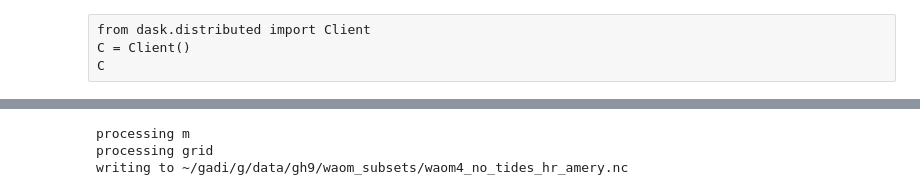
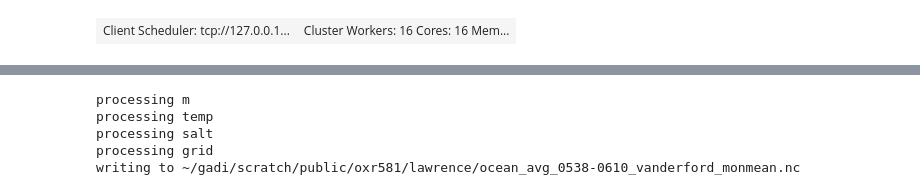
Before and after one commit to kuechenrole/antarctic_melting, a Jupyter notebook: notebooks/analysis/subsetting.ipynb, the cells around one changed output, grey strips where cells are left out. Drawn from its saved outputs; the diff is of its cells as text; code cells hidden in the pictures.

```diff
--- a/notebooks/analysis/subsetting.ipynb
+++ b/notebooks/analysis/subsetting.ipynb
@@ -4,8 +4,10 @@ import os
 
 proj_dir = os.path.join(os.pardir,os.pardir)
 data_dir = os.path.join(proj_dir,'data')
-# %% [raw]
-from dask.distributed import Client
-C = Client()
-C
+# %%
+from dask.distributed import Client
+C = Client()
+C
+# %% [output]
+| Client Scheduler: tcp://127.0.0.1... | Cluster Workers: 16 Cores: 16 Mem... |
 # %%
@@ -94,9 +99,11 @@ def subset_4km(coords,name):
     print(f'writing to {out_path}')
     ds.to_netcdf(out_path)
 # %%
-#subset(coords_amundsen,'amundsen')
-subset_4km(coords_amery,'amery')
+subset(coords_vanderford_totten,'vanderford')
+#subset_4km(coords_amery,'amery')
 # %% [output]
 processing m
+processing temp
+processing salt
 processing grid
-writing to ~/gadi/g/data/gh9/waom_subsets/waom4_no_tides_hr_amery.nc
+writing to ~/gadi/scratch/public/oxr581/lawrence/ocean_avg_0538-0610_vanderford_monmean.nc
```
Also changed, not shown: parts of 4 cells of this notebook, 15 other files.
